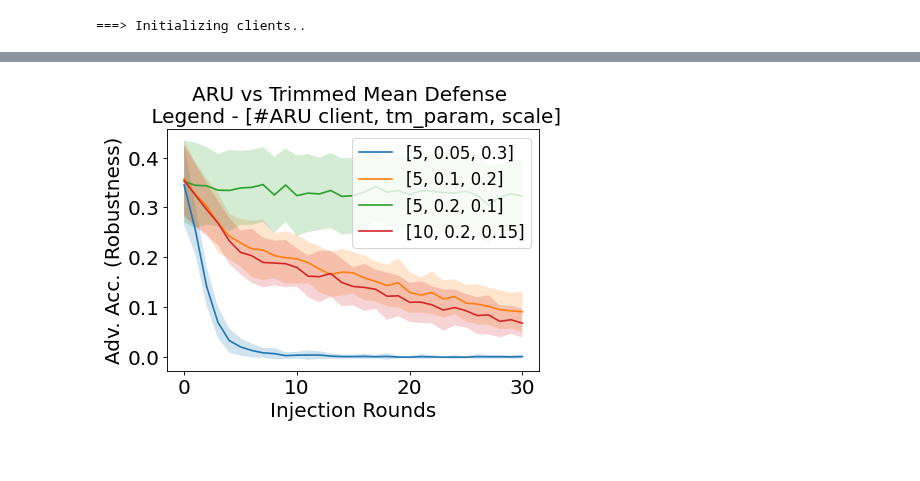
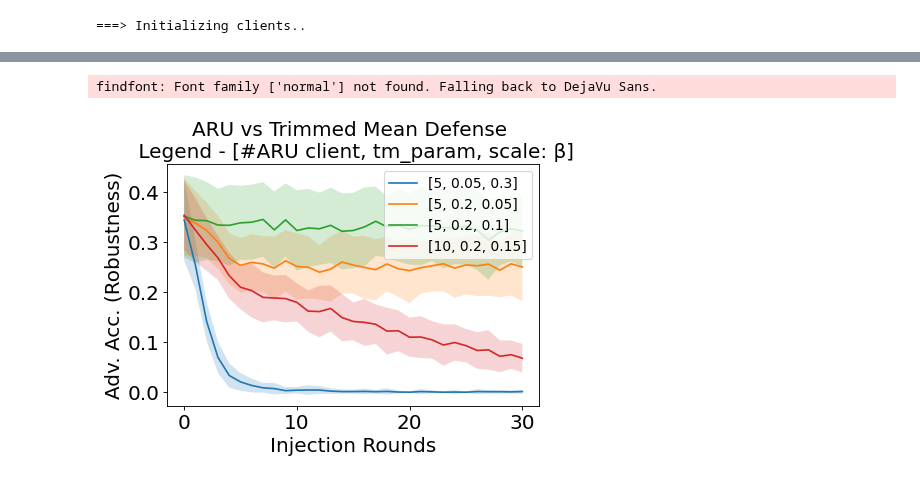
Before and after one commit to tj-kim/fedatk_unl_tj, a Jupyter notebook: notebooks/240118_multiround_UNL_attack.ipynb, the cells around one changed output, grey strips where cells are left out. Drawn from its saved outputs; the diff is of its cells as text; code cells hidden in the pictures.

```diff
--- a/notebooks/240118_multiround_UNL_attack.ipynb
+++ b/notebooks/240118_multiround_UNL_attack.ipynb
@@ -307,7 +307,8 @@ with open('saved_results/tmsweep/240131_01_tm5cli_beta02.pk', 'wb') as handle:
     pickle.dump(a, handle, protocol=pickle.HIGHEST_PROTOCOL)
 # %%
 # load relevant information and plot
-plot_settings = [[5, 0.05, 0.3],[5, 0.1, 0.2],[5, 0.2, 0.1],[10, 0.2, 0.15]] # [num_aru, tm_param, scale]
+# plot_settings = [[5, 0.05, 0.3],[5, 0.1, 0.2],[5, 0.2, 0.1],[10, 0.2, 0.15]] # [num_aru, tm_param, scale]
+plot_settings = [[5, 0.05, 0.3],[5, 0.2, 0.05],[5, 0.2, 0.1],[10, 0.2, 0.15]]
 
 adv_acc_plotter = []
 adv_std_plotter = []
@@ -318,11 +319,16 @@ with open('saved_results/tmsweep/240130_04.pk', 'rb') as handle:
 adv_acc_plotter += [loaded[0]["adv_acc"]]
 adv_std_plotter += [loaded[0]["adv_std"]]
 
+with open('saved_results/tmsweep/240131_01_tm5cli_beta02.pk', 'rb') as handle:
+    loaded = pickle.load(handle)
+adv_acc_plotter += [loaded[0]["adv_acc"]]
+adv_std_plotter += [loaded[0]["adv_std"]]
+
 # line no 2
 with open('saved_results/tmsweep/240130_03.pk', 'rb') as handle:
     loaded = pickle.load(handle)
-adv_acc_plotter += [loaded[0]["adv_acc"]]
-adv_std_plotter += [loaded[0]["adv_std"]]
+# adv_acc_plotter += [loaded[0]["adv_acc"]]
+# adv_std_plotter += [loaded[0]["adv_std"]]
 # line no 3
 adv_acc_plotter += [loaded[1]["adv_acc"]]
 adv_std_plotter += [loaded[1]["adv_std"]]
@@ -338,33 +344,34 @@ import numpy as np
 
 font = {'family' : 'normal',
         'weight' : 'normal',
         'size'   : 18}
 
 plt.rc('font', **font)
 plt.figure(dpi=80, figsize=(6,4))
 
 # Generate some sample data
 x = range(len(adv_acc_plotter[0]))  # 100 points from 0 to 10
 
 # Plotting the lines
 # plt.plot(x, y1, label='Test Acc')
 label_list = plot_settings
 for i in range(len(label_list)):
     y = np.array(adv_acc_plotter[i])
     error = np.array(adv_std_plotter[i])
     plt.plot(x, y, label= str(label_list[i]))
     plt.fill_between(x, y-error, y+error,
     alpha=0.2)
 
 # Adding labels and title
 plt.xlabel('Injection Rounds')
 plt.ylabel('Adv. Acc. (Robustness)')
-plt.title('ARU vs Trimmed Mean Defense \n Legend - [#ARU client, tm_param, scale]', fontsize = 'medium')
+plt.title('ARU vs Trimmed Mean Defense \n Legend - [#ARU client, tm_param, scale: β]', fontsize = 'medium')
 
 # Adding a legend
-plt.legend( loc=1, fontsize='small')
+plt.legend( loc=1, fontsize='x-small')
 
 # Display the plot
 plt.show()
 # %% [output]
+findfont: Font family ['normal'] not found. Falling back to DejaVu Sans.
-[figure, old version]
+[figure, new version]
```
Also changed, not shown: 7 other files.
